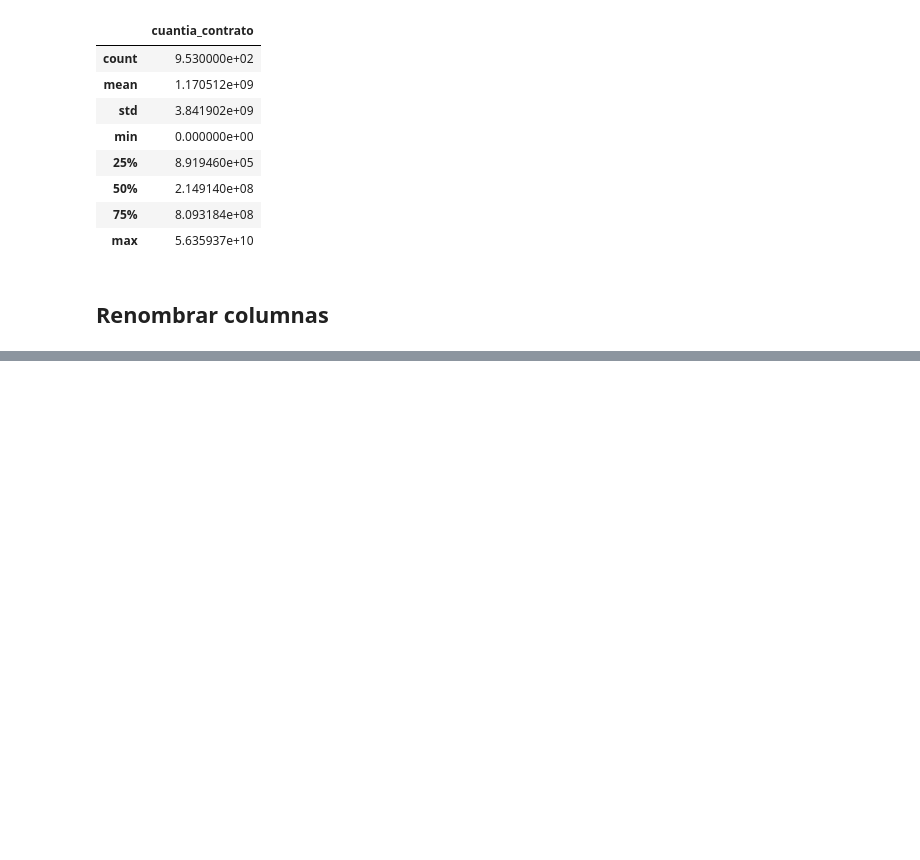
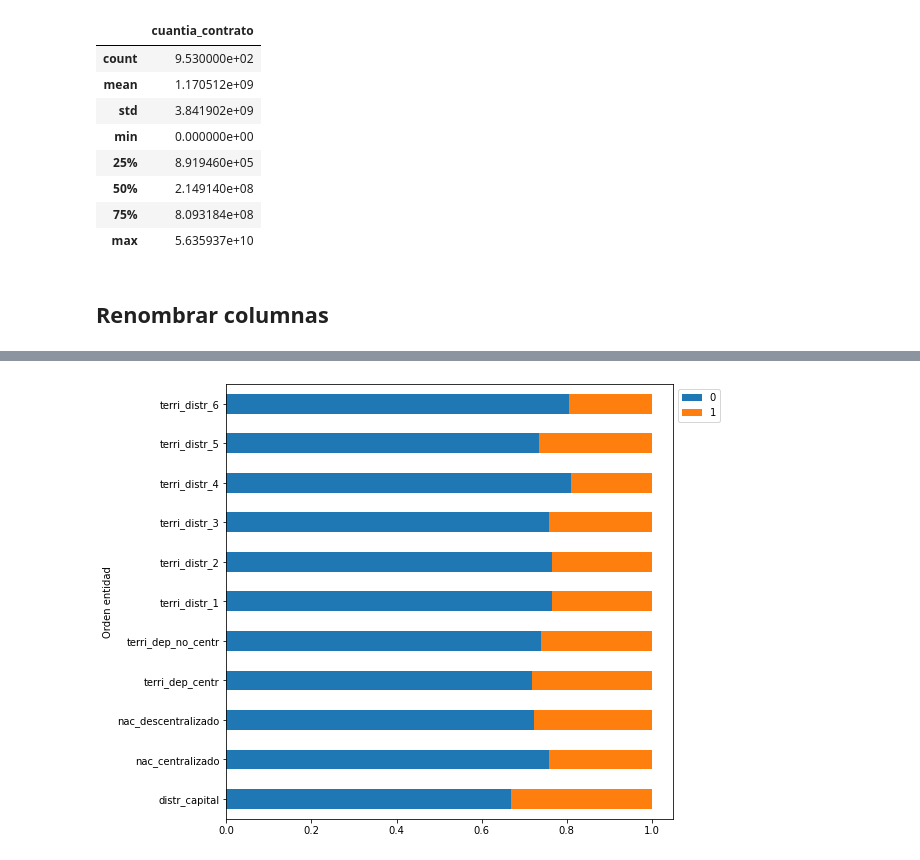
Before and after one commit to hfelizzola/Codigos-y-Modelos, a Jupyter notebook: procesamiento_limpieza.ipynb, the cells around one changed output, grey strips where cells are left out. Saved outputs shown, nothing was run; the diff lists cells and outputs as text; code cells hidden in the pictures; blank space fills up the shorter version.

```diff
--- a/procesamiento_limpieza.ipynb
+++ b/procesamiento_limpieza.ipynb
@@ -1167,0 +1271,7 @@ contratos.to_csv('Datos/atributos_contratos_compras.csv', index=False)
+# %%
+tabla_maestra.groupby(['at_ent_orden']).apply(perc_class).plot(kind='barh', stacked=True, figsize=(8,8))
+plt.ylabel('Orden entidad')
+plt.legend(bbox_to_anchor=(1.0, 1.0))
+plt.show()
+# %% [output]
+[figure, added]
```
Also changed, not shown: parts of 28 cells of this notebook.
